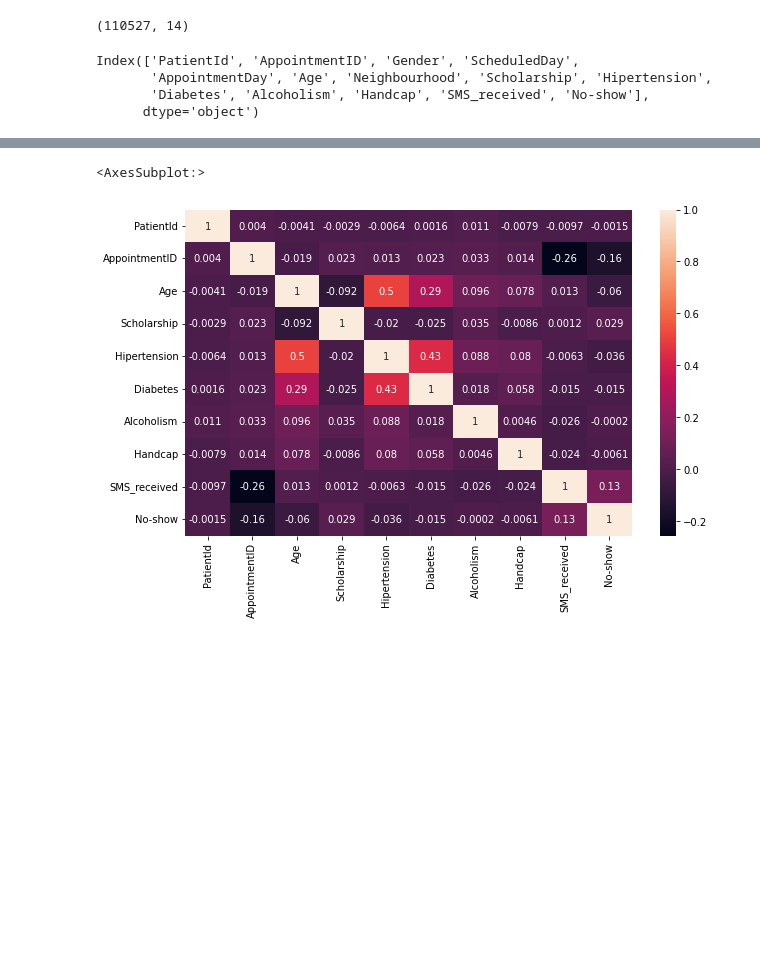
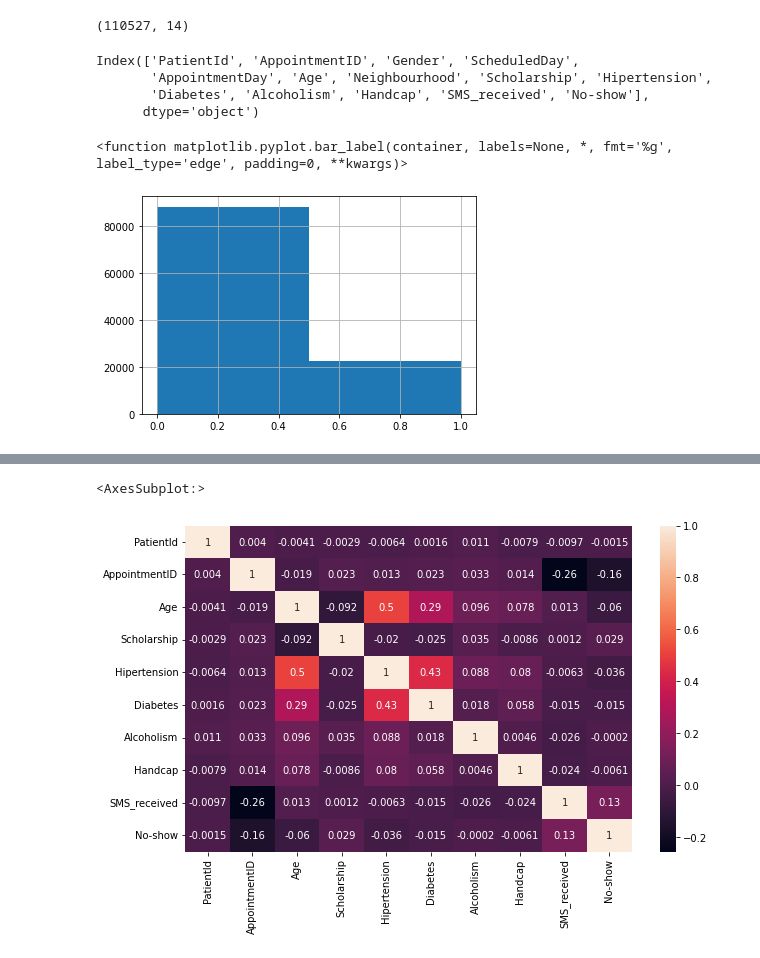
Before and after one commit to CWawrzyn/TECH6303_MiniProjects, a Jupyter notebook: Module2_Miniproject/Week2_MiniProject_MedicalAppointmentNoShows.ipynb, the cells around one changed output, grey strips where cells are left out. Drawn from its saved outputs; the diff is of its cells as text; code cells hidden in the pictures; blank space fills up the shorter version.

```diff
--- a/Module2_Miniproject/Week2_MiniProject_MedicalAppointmentNoShows.ipynb
+++ b/Module2_Miniproject/Week2_MiniProject_MedicalAppointmentNoShows.ipynb
@@ -50,3 +50,9 @@ Index(['PatientId', 'AppointmentID', 'Gender', 'ScheduledDay',
 # %%
 from sklearn.preprocessing import LabelEncoder
 df["No-show"] = LabelEncoder().fit_transform(df["No-show"])
+# %%
+import matplotlib.pyplot as plt
+df["No-show"].hist(bins=2)
+# %% [output]
+<function matplotlib.pyplot.bar_label(container, labels=None, *, fmt='%g', label_type='edge', padding=0, **kwargs)>
+[figure, added]
```
Also changed, not shown: parts of 1 cell of this notebook.
